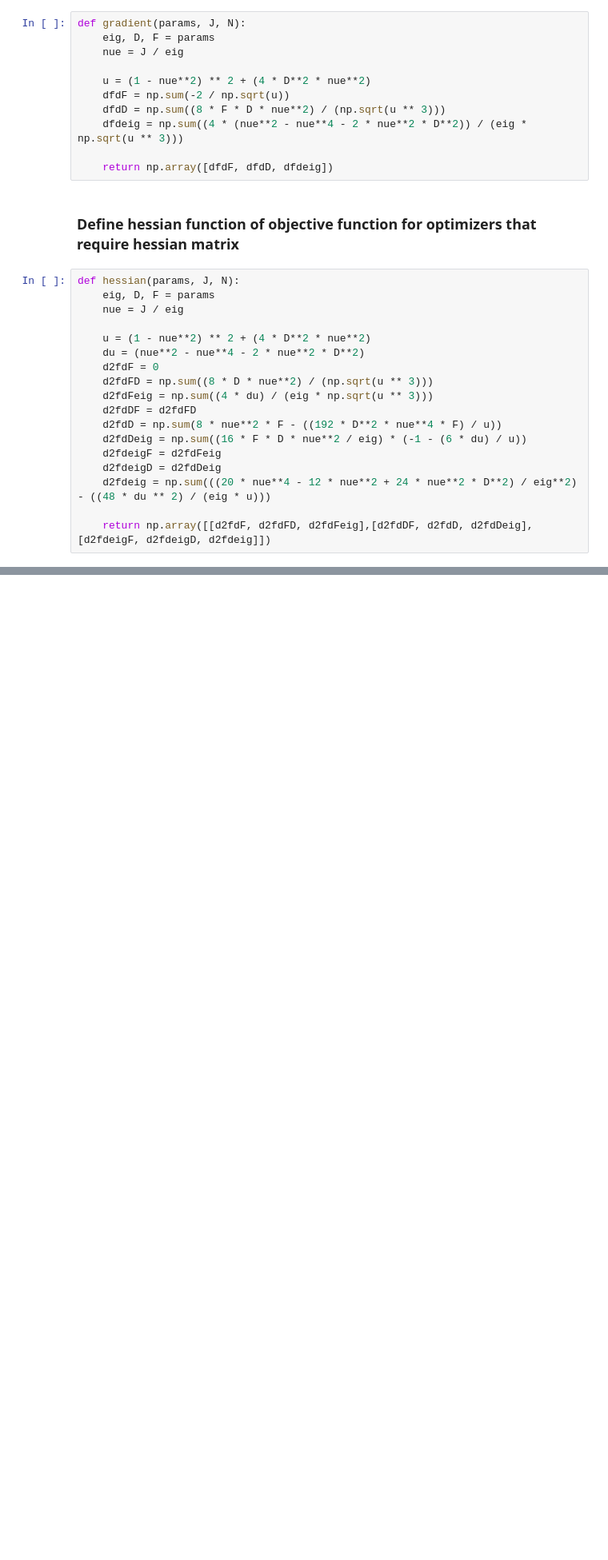
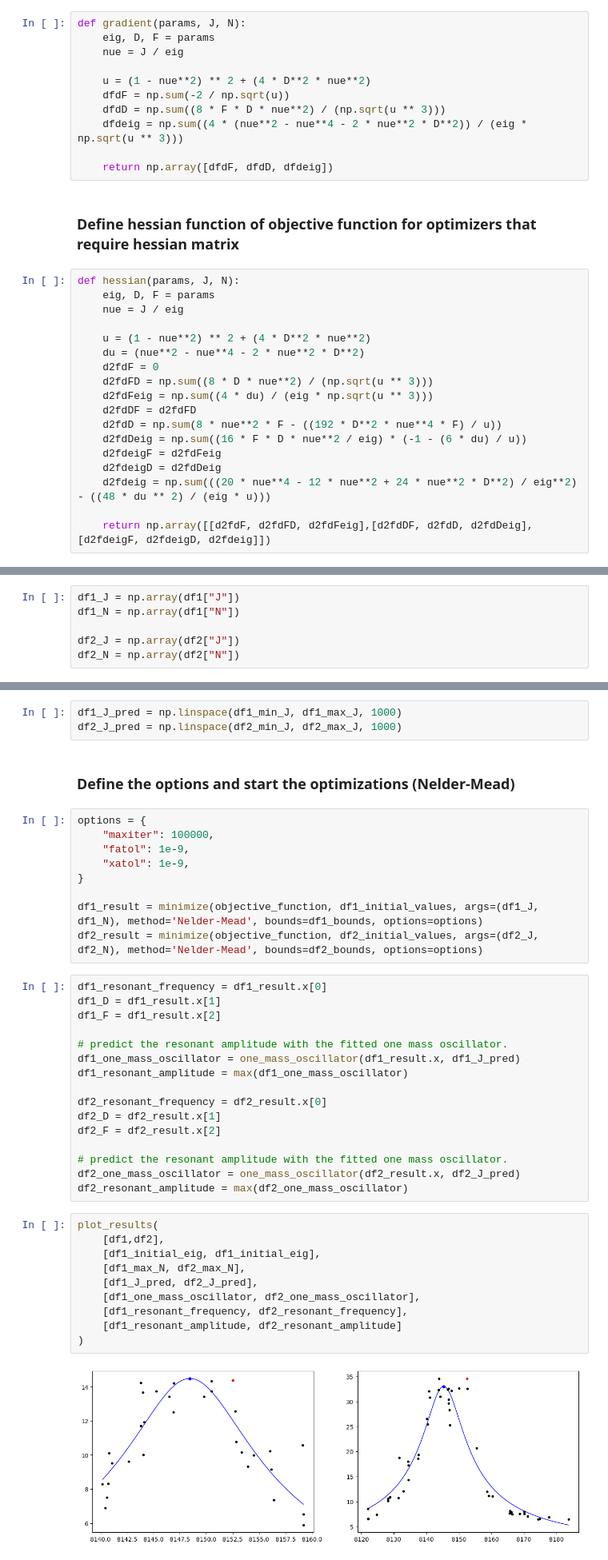
Before and after one commit to vb-ee/one-mass-oscillator-optimization, a Jupyter notebook: optimization.ipynb, the cells around one changed output, grey strips where cells are left out. Shown at 80% size. Drawn from its saved outputs; the diff is of its cells as text; blank space fills up the shorter version.

Commit message:
feat: implement the optimization for Nelder Mead algorithm

```diff
--- a/optimization.ipynb
+++ b/optimization.ipynb
@@ -121,0 +125,6 @@ def hessian(params, J, N):
+# %%
+df1_J = np.array(df1["J"])
+df1_N = np.array(df1["N"])
+
+df2_J = np.array(df2["J"])
+df2_N = np.array(df2["N"])
@@ -122,2 +133,44 @@ def hessian(params, J, N):
+# %%
+df1_J_pred = np.linspace(df1_min_J, df1_max_J, 1000)
+df2_J_pred = np.linspace(df2_min_J, df2_max_J, 1000)
+# %% [markdown]
+### Define the options and start the optimizations (Nelder-Mead)
+# %%
+options = {
+    "maxiter": 100000,
+    "fatol": 1e-9,
+    "xatol": 1e-9,
+}
+
+df1_result = minimize(objective_function, df1_initial_values, args=(df1_J, df1_N), method='Nelder-Mead', bounds=df1_bounds, options=options)
+df2_result = minimize(objective_function, df2_initial_values, args=(df2_J, df2_N), method='Nelder-Mead', bounds=df2_bounds, options=options)
+# %%
+df1_resonant_frequency = df1_result.x[0]
+df1_D = df1_result.x[1]
+df1_F = df1_result.x[2]
+
+# predict the resonant amplitude with the fitted one mass oscillator.
+df1_one_mass_oscillator = one_mass_oscillator(df1_result.x, df1_J_pred)
+df1_resonant_amplitude = max(df1_one_mass_oscillator)
+
+df2_resonant_frequency = df2_result.x[0]
+df2_D = df2_result.x[1]
+df2_F = df2_result.x[2]
+
+# predict the resonant amplitude with the fitted one mass oscillator.
+df2_one_mass_oscillator = one_mass_oscillator(df2_result.x, df2_J_pred)
+df2_resonant_amplitude = max(df2_one_mass_oscillator)
+# %%
+plot_results(
+    [df1,df2],
+    [df1_initial_eig, df1_initial_eig],
+    [df1_max_N, df2_max_N],
+    [df1_J_pred, df2_J_pred],
+    [df1_one_mass_oscillator, df2_one_mass_oscillator],
+    [df1_resonant_frequency, df2_resonant_frequency],
+    [df1_resonant_amplitude, df2_resonant_amplitude]
+)
+# %% [output]
+[figure, added]
 # %%
 # Think about how to implement other optimizers without repeating  the same thing (ex: extract the argumnts as dictionary to another file)
```
Also changed, not shown: parts of 4 cells of this notebook.
